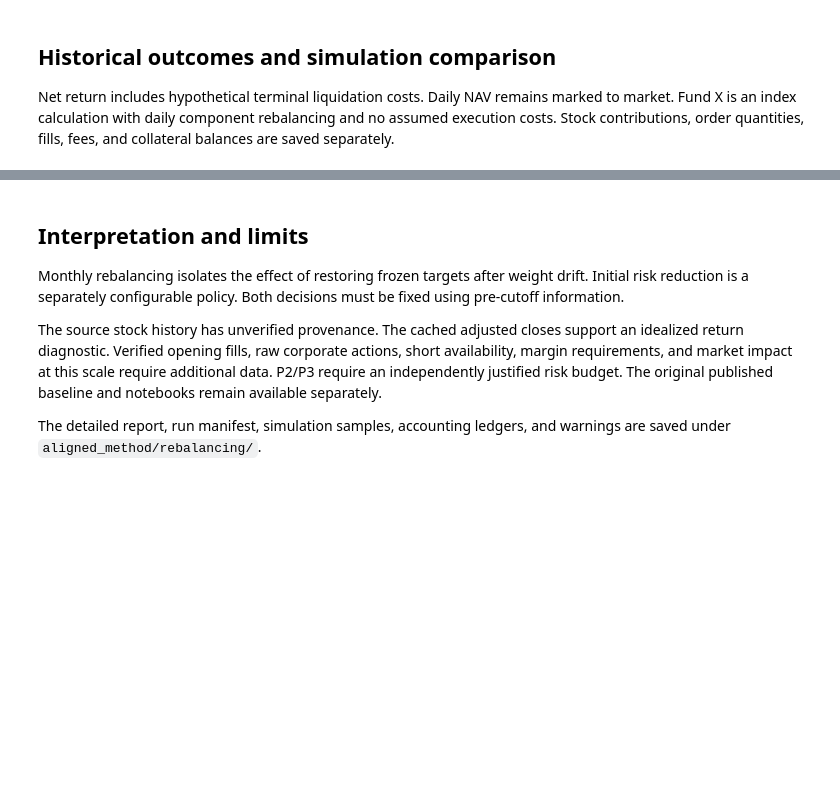
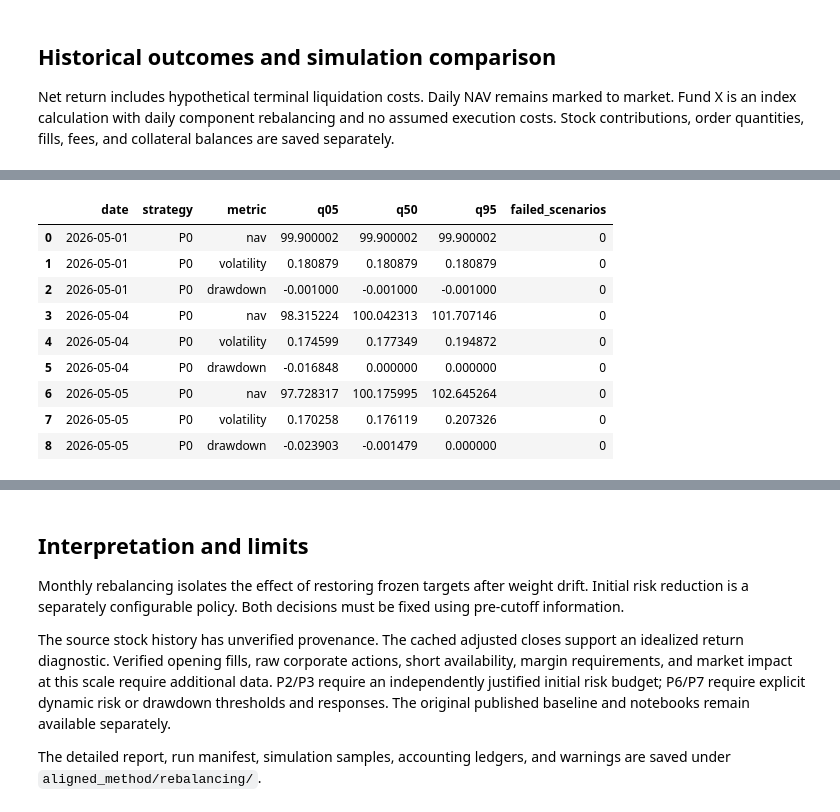
Before and after one commit to 6309-lcy/gmc-momentum-strategy, a Jupyter notebook: GMC_Rebalancing_Analysis.ipynb, the cells around one changed output, grey strips where cells are left out. Drawn from its saved outputs; the diff is of its cells as text; code cells hidden in the pictures; blank space fills up the shorter version.

Commit message:
Add causal daily and weekly policies with joint price and risk simulation plots

```diff
--- a/GMC_Rebalancing_Analysis.ipynb
+++ b/GMC_Rebalancing_Analysis.ipynb
@@ -176,0 +198,6 @@ Dependencies: {'numpy': '2.4.4', 'pandas': '3.0.3', 'scikit-learn': '1.9.1', 'ex
+# %%
+for name in ['asset_price_simulation', 'asset_risk_simulation', 'portfolio_simulation']:
+    display(SVG(filename=str(out/'figures'/f'{name}.svg')))
+display(pd.read_csv(out/'simulation_path_quantiles.csv').head(9))
+display(pd.read_csv(out/'risk_history.csv').head())
+# %% [output]
@@ -176,0 +207,10 @@ Dependencies: {'numpy': '2.4.4', 'pandas': '3.0.3', 'scikit-learn': '1.9.1', 'ex
+|  | date | strategy | metric | q05 | q50 | q95 | failed_scenarios |
+| 0 | 2026-05-01 | P0 | nav | 99.900002 | 99.900002 | 99.900002 | 0 |
+| 1 | 2026-05-01 | P0 | volatility | 0.180879 | 0.180879 | 0.180879 | 0 |
+| 2 | 2026-05-01 | P0 | drawdown | -0.001000 | -0.001000 | -0.001000 | 0 |
+| 3 | 2026-05-04 | P0 | nav | 98.315224 | 100.042313 | 101.707146 | 0 |
+| 4 | 2026-05-04 | P0 | volatility | 0.174599 | 0.177349 | 0.194872 | 0 |
+| 5 | 2026-05-04 | P0 | drawdown | -0.016848 | 0.000000 | 0.000000 | 0 |
+| 6 | 2026-05-05 | P0 | nav | 97.728317 | 100.175995 | 102.645264 | 0 |
+| 7 | 2026-05-05 | P0 | volatility | 0.170258 | 0.176119 | 0.207326 | 0 |
+| 8 | 2026-05-05 | P0 | drawdown | -0.023903 | -0.001479 | 0.000000 | 0 |
@@ -179,6 +225,6 @@ Dependencies: {'numpy': '2.4.4', 'pandas': '3.0.3', 'scikit-learn': '1.9.1', 'ex
 
 Monthly rebalancing isolates the effect of restoring frozen targets after weight drift. Initial risk reduction is a separately configurable policy. Both decisions must be fixed using pre-cutoff information.
 
-The source stock history has unverified provenance. The cached adjusted closes support an idealized return diagnostic. Verified opening fills, raw corporate actions, short availability, margin requirements, and market impact at this scale require additional data. P2/P3 require an independently justified risk budget. The original published baseline and notebooks remain available separately.
+The source stock history has unverified provenance. The cached adjusted closes support an idealized return diagnostic. Verified opening fills, raw corporate actions, short availability, margin requirements, and market impact at this scale require additional data. P2/P3 require an independently justified initial risk budget; P6/P7 require explicit dynamic risk or drawdown thresholds and responses. The original published baseline and notebooks remain available separately.
 
 The detailed report, run manifest, simulation samples, accounting ledgers, and warnings are saved under `aligned_method/rebalancing/`.
```
Also changed, not shown: parts of 8 cells of this notebook, 40 other files.
